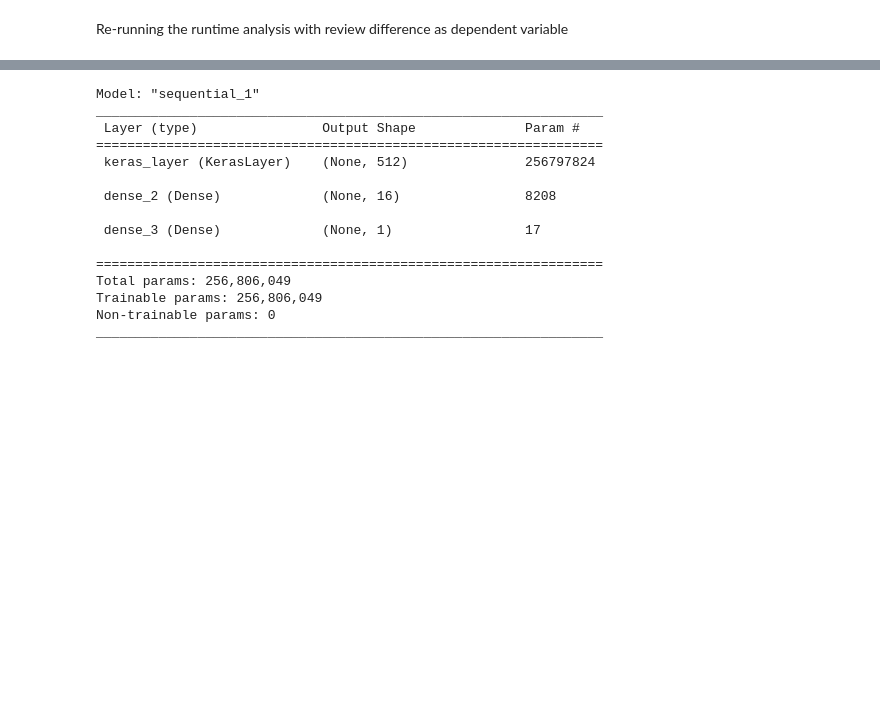
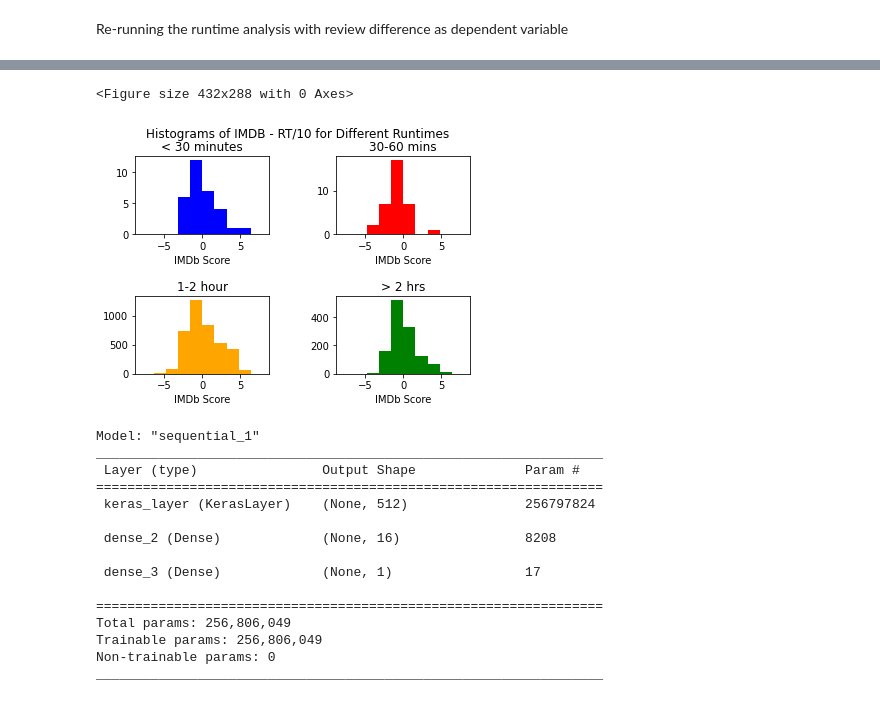
Before and after one commit to magikarp01/SIFNetflix, a Jupyter notebook: SIF_Netflix_Dataset_Analysis.ipynb, the cells around one changed output, grey strips where cells are left out. Drawn from its saved outputs; the diff is of its cells as text; code cells hidden in the pictures; blank space fills up the shorter version.

```diff
--- a/SIF_Netflix_Dataset_Analysis.ipynb
+++ b/SIF_Netflix_Dataset_Analysis.ipynb
@@ -547,3 +599,10 @@ For runtime > 2 hrs, the t-value is nan and the p-value is nan
+# %%
+plt. clf()
+# show graphs
+display_runtime_graphs(altered_movie_runtimes, axis_range=(-8, 8))
+# %% [output]
+<Figure size 432x288 with 0 Axes>
+[figure, added]
 # %%
 model = tf.keras.Sequential()
 # model.add()
```
Also changed, not shown: parts of 11 cells of this notebook.
